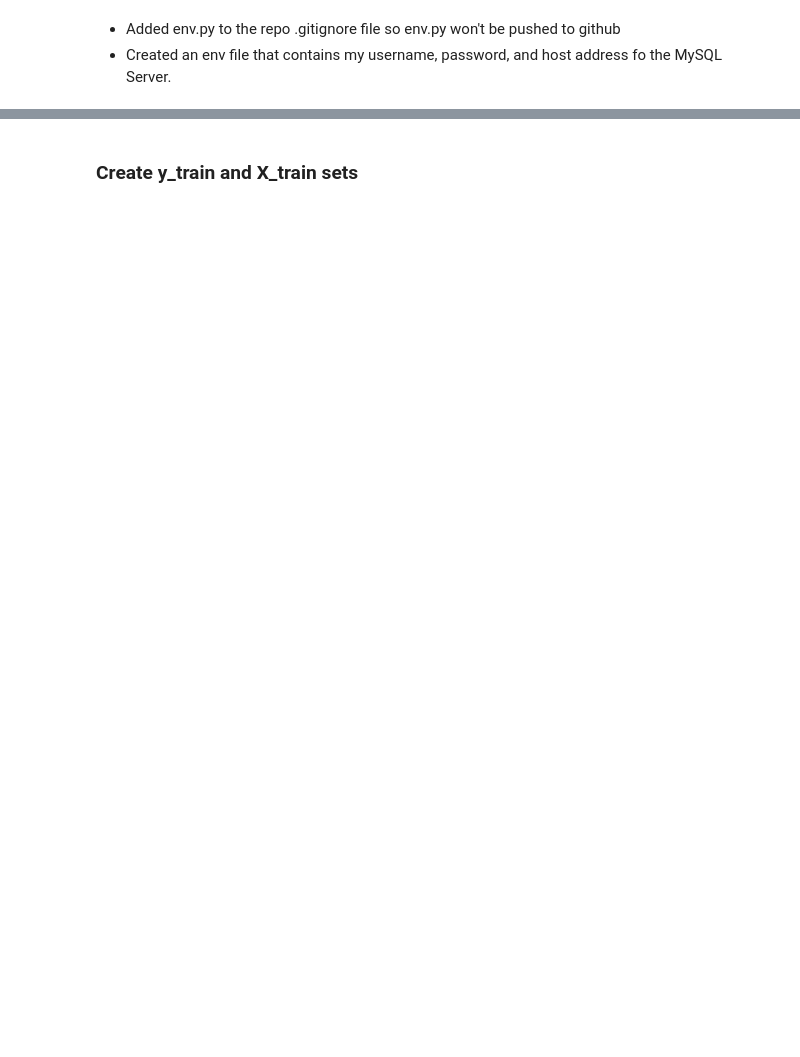
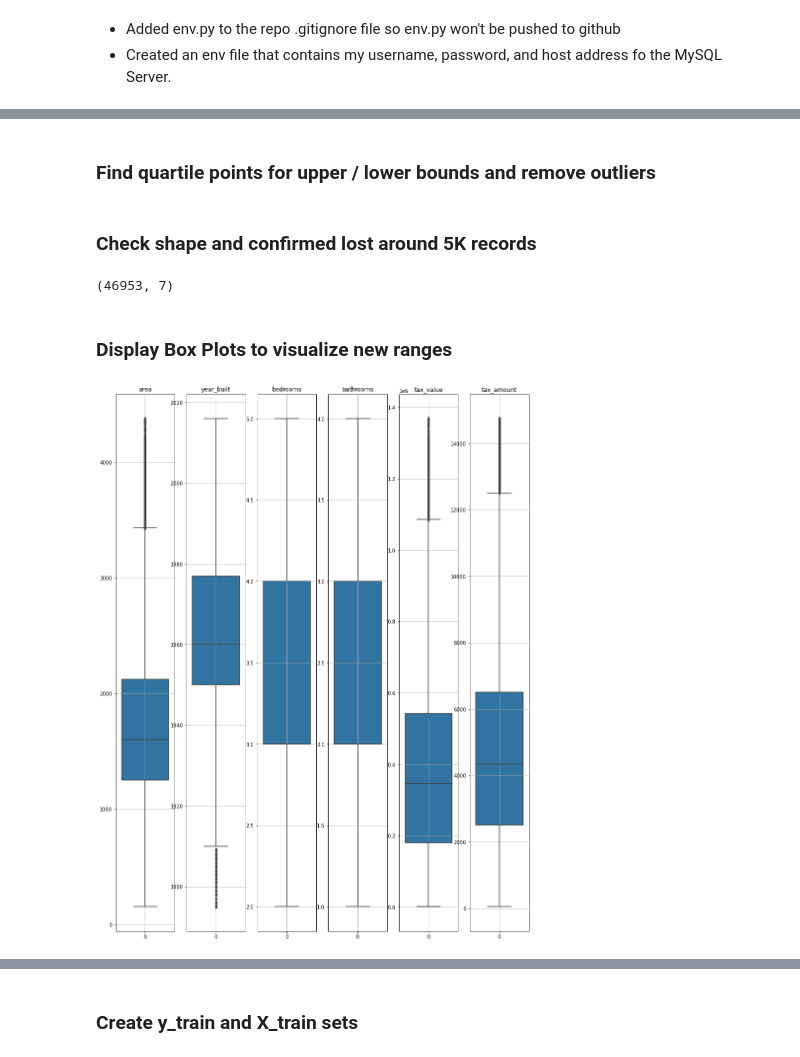
Before and after one commit to kanieladenis/zillow_regression_project, a Jupyter notebook: zillow_regression_project_working.ipynb, the cells around one changed output, grey strips where cells are left out. Drawn from its saved outputs; the diff is of its cells as text; code cells hidden in the pictures; blank space fills up the shorter version.

```diff
--- a/zillow_regression_project_working.ipynb
+++ b/zillow_regression_project_working.ipynb
@@ -664,0 +421,3 @@ train, validate, test = prep_telco.prep_telco(train,validate,test)
+# %%
+cols_list = df.drop(columns='fips')
+cols_list.head()
@@ -664,0 +437,52 @@ train, validate, test = prep_telco.prep_telco(train,validate,test)
+# %% [markdown]
+### Find quartile points for upper / lower bounds and remove outliers
+# %%
+ for col in cols_list:
+
+        q1, q3 = df[col].quantile([.25, .75])  # get quartiles
+
+        iqr = q3 - q1   # calculate interquartile range
+
+        upper_bound = q3 + 2 * iqr   # get upper bound
+        lower_bound = q1 - 2 * iqr   # get lower bound
+
+        # return dataframe without outliers
+
+        df = df[(df[col] > lower_bound) & (df[col] < upper_bound)]
+# %% [markdown]
+### Check shape and confirmed lost around 5K records
+# %%
+df.shape
+# %% [output]
+(46953, 7)
+# %% [markdown]
+### Display Box Plots to visualize new ranges
+# %%
+plt.figure(figsize=(15, 20))
+
+# List of columns
+cols = [col for col in df.columns.drop(['fips']).to_list()]
+
+for i, col in enumerate(cols,1):
+
+    # i starts at 0, but plot nos should start at 1
+    plot_number = i
+
+    # Create subplot.
+    plt.subplot(1, len(cols), plot_number)
+
+    # Title with column name.
+    plt.title(col)
+
+    # Display histogram for column.
+    sns.boxplot(data=df[col])
+
+    # Hide gridlines.
+    plt.grid()
+
+    # turn off scientific notation
+    #plt.ticklabel_format(useOffset=False)
+
+plt.show()
+# %% [output]
+[figure, added]
```
Also changed, not shown: parts of 285 cells of this notebook.
